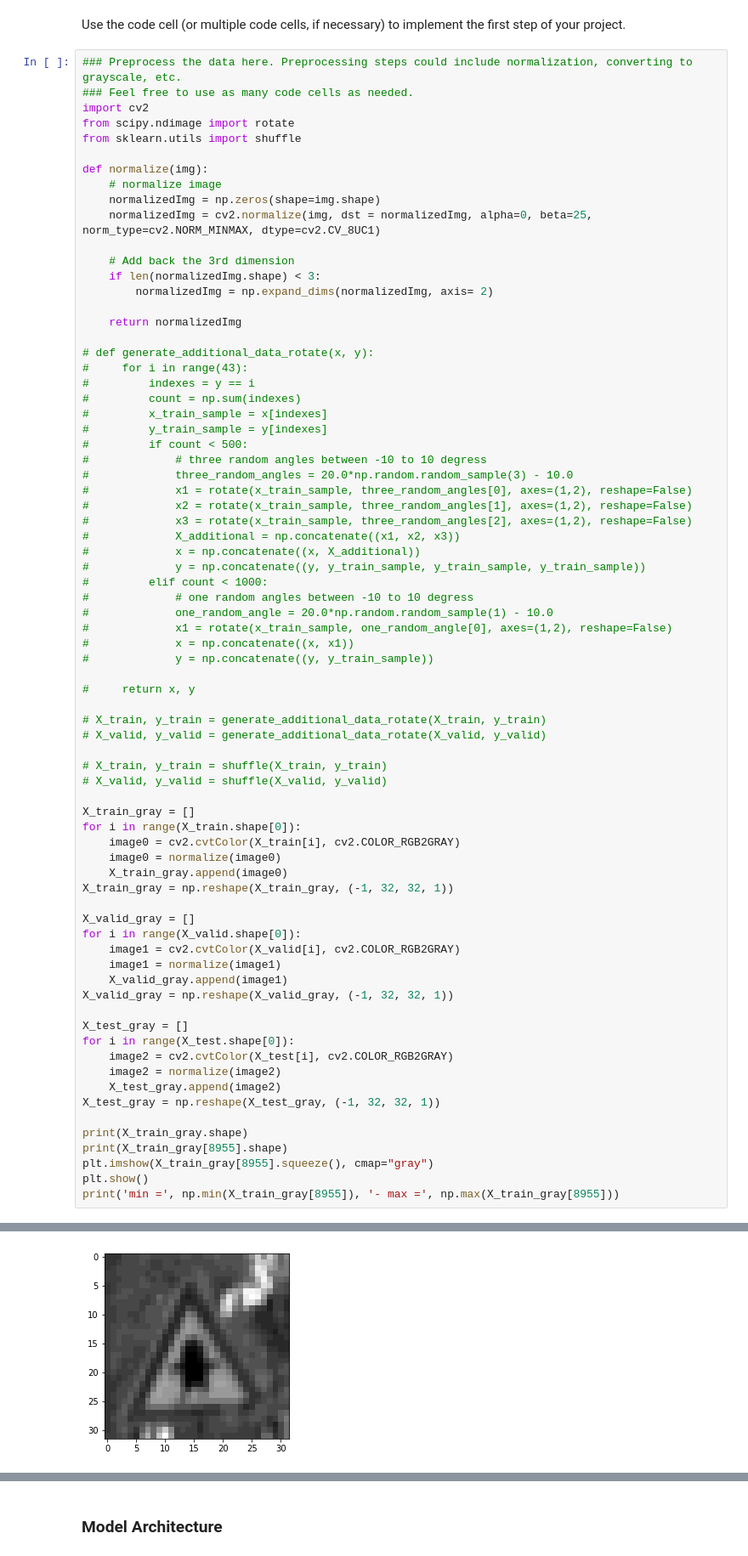
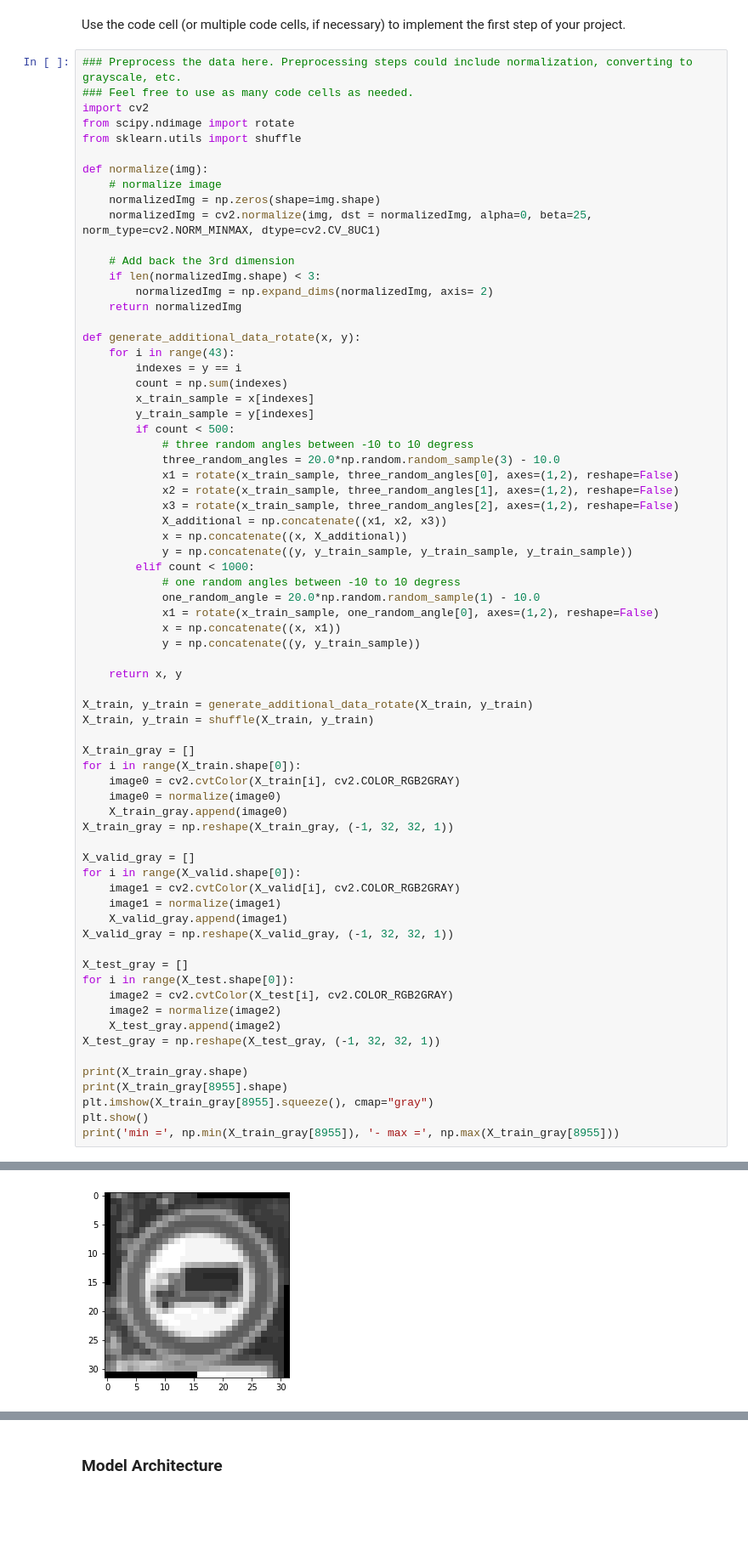
Before and after one commit to kevingau/CarND-Traffic-Sign-Classifier-Project, a Jupyter notebook: Traffic_Sign_Classifier.ipynb, the cells around one changed output, grey strips where cells are left out. Shown at 85% size. Drawn from its saved outputs; the diff is of its cells as text; blank space fills up the shorter version.

```diff
--- a/Traffic_Sign_Classifier.ipynb
+++ b/Traffic_Sign_Classifier.ipynb
@@ -165,38 +165,34 @@ def normalize(img):
     # Add back the 3rd dimension
     if len(normalizedImg.shape) < 3:
         normalizedImg = np.expand_dims(normalizedImg, axis= 2)
-
     return normalizedImg
 
-# def generate_additional_data_rotate(x, y):
-#     for i in range(43):
-#         indexes = y == i
-#         count = np.sum(indexes)
-#         x_train_sample = x[indexes]
-#         y_train_sample = y[indexes]
-#         if count < 500:
-#             # three random angles between -10 to 10 degress
-#             three_random_angles = 20.0*np.random.random_sample(3) - 10.0
-#             x1 = rotate(x_train_sample, three_random_angles[0], axes=(1,2), reshape=False)
-#             x2 = rotate(x_train_sample, three_random_angles[1], axes=(1,2), reshape=False)
-#             x3 = rotate(x_train_sample, three_random_angles[2], axes=(1,2), reshape=False)
-#             X_additional = np.concatenate((x1, x2, x3))
-#             x = np.concatenate((x, X_additional))
-#             y = np.concatenate((y, y_train_sample, y_train_sample, y_train_sample))
-#         elif count < 1000:
-#             # one random angles between -10 to 10 degress
-#             one_random_angle = 20.0*np.random.random_sample(1) - 10.0
-#             x1 = rotate(x_train_sample, one_random_angle[0], axes=(1,2), reshape=False)
-#             x = np.concatenate((x, x1))
-#             y = np.concatenate((y, y_train_sample))
+def generate_additional_data_rotate(x, y):
+    for i in range(43):
+        indexes = y == i
+        count = np.sum(indexes)
+        x_train_sample = x[indexes]
+        y_train_sample = y[indexes]
+        if count < 500:
+            # three random angles between -10 to 10 degress
+            three_random_angles = 20.0*np.random.random_sample(3) - 10.0
+            x1 = rotate(x_train_sample, three_random_angles[0], axes=(1,2), reshape=False)
+            x2 = rotate(x_train_sample, three_random_angles[1], axes=(1,2), reshape=False)
+            x3 = rotate(x_train_sample, three_random_angles[2], axes=(1,2), reshape=False)
+            X_additional = np.concatenate((x1, x2, x3))
+            x = np.concatenate((x, X_additional))
+            y = np.concatenate((y, y_train_sample, y_train_sample, y_train_sample))
+        elif count < 1000:
+            # one random angles between -10 to 10 degress
+            one_random_angle = 20.0*np.random.random_sample(1) - 10.0
+            x1 = rotate(x_train_sample, one_random_angle[0], axes=(1,2), reshape=False)
+            x = np.concatenate((x, x1))
+            y = np.concatenate((y, y_train_sample))
 
-#     return x, y
+    return x, y
 
-# X_train, y_train = generate_additional_data_rotate(X_train, y_train)
-# X_valid, y_valid = generate_additional_data_rotate(X_valid, y_valid)
-
-# X_train, y_train = shuffle(X_train, y_train)
-# X_valid, y_valid = shuffle(X_valid, y_valid)
+X_train, y_train = generate_additional_data_rotate(X_train, y_train)
+X_train, y_train = shuffle(X_train, y_train)
 
 X_train_gray = []
 for i in range(X_train.shape[0]):
@@ -229,5 +225,5 @@ print('min =', np.min(X_train_gray[8955]), '- max =', np.max(X_train_gray[8955])
 (32, 32, 1)
-[figure, old version]
+[figure, new version]
 min = 0 - max = 25
 # %% [markdown]
 ### Model Architecture
```
Also changed, not shown: parts of 6 cells of this notebook, 4 other files.
